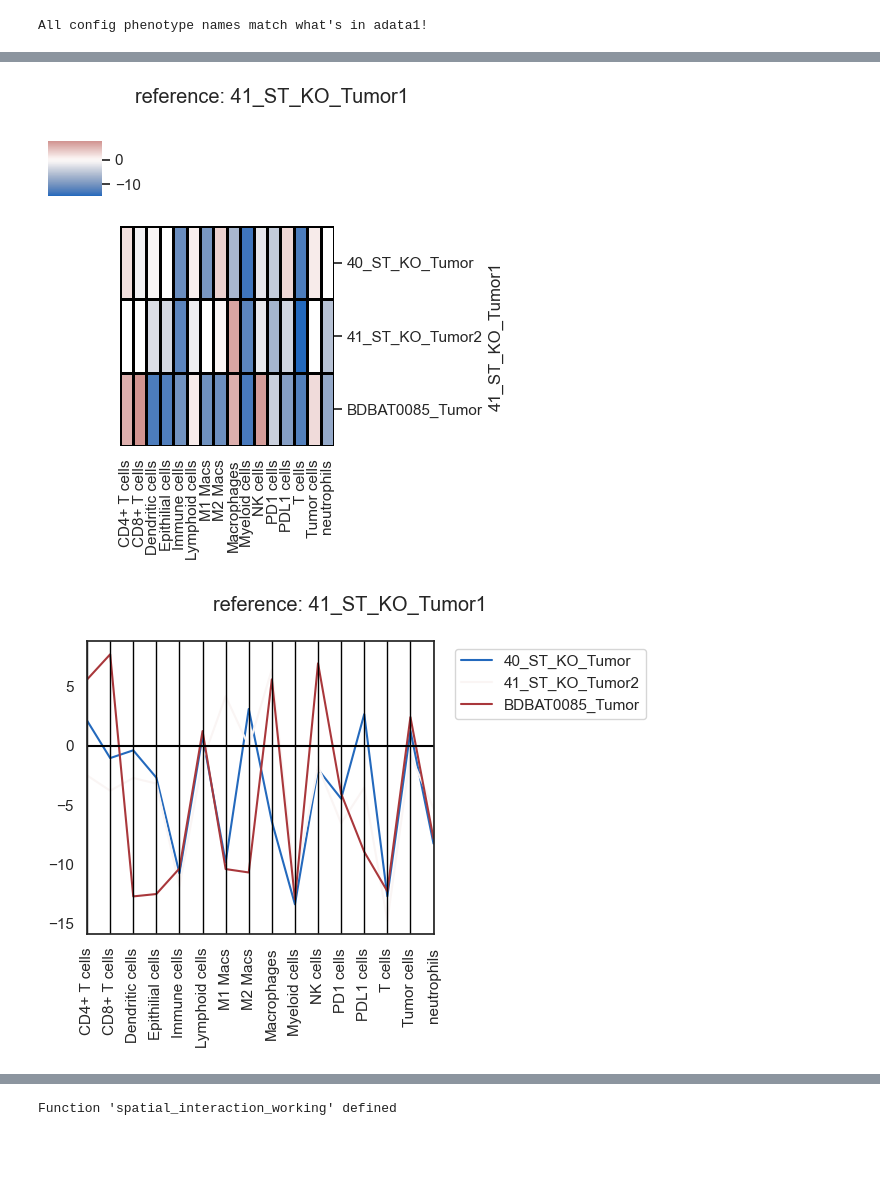
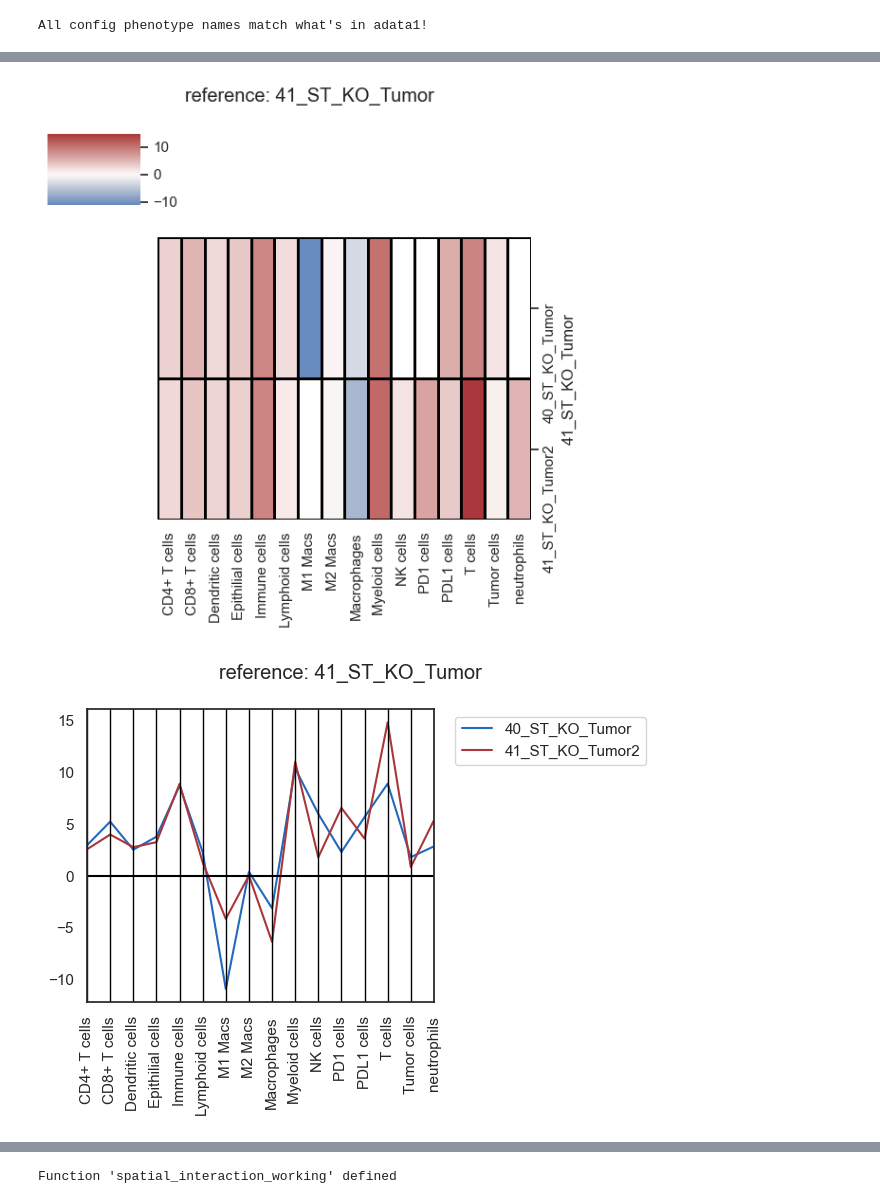
Before and after one commit to elizabethxiu/Elizabeth_Notebooks, a Jupyter notebook: 05_SCIMAP_across_sample_visuals.ipynb, the cells around one changed output, grey strips where cells are left out. Drawn from its saved outputs; the diff is of its cells as text; code cells hidden in the pictures; blank space fills up the shorter version.

```diff
--- a/05_SCIMAP_across_sample_visuals.ipynb
+++ b/05_SCIMAP_across_sample_visuals.ipynb
@@ -75,18 +75,21 @@ interaction_radius = 76.9 ## ‼️UPDATE‼️ based on formula above -- double
                            # if it's not, this needs to be computed per sample instead of one shared value
 
 # Where to save plots for this combined analysis (no longer tied to a single sample's working_dir now that we have several)
-output_dir = '/Users/elizabethxiu/Downloads/cross_sample_analysis/plots' # ‼️UPDATE‼️
+output_dir = f'{working_dir}/cross_sample_analysis/plots' # ‼️UPDATE‼️
 
 # Voronoi tissue map settings
-# NOTE, voronoi_roi / foldchange_from / aggregate_roi below now need to be "sample_roi" names (sample + '_' + original ROI),
+# NOTE, voronoi_rois / foldchange_from / aggregate_rois below now need to be "sample_roi" names (sample + '_' + original ROI),
 # which is built further down in the notebook -- e.g. '41_ST_KO_Tumor1'
-voronoi_roi = '41_ST_KO_Tumor1'    # which region to plot -- change to any of your sample_roi combos
+voronoi_rois = ['41_ST_KO_Tumor1']    # which region(s) to plot -- one image per entry, add more sample_roi combos as needed
 voronoi_save_dir = output_dir
-voronoi_filename = f'voronoi_{voronoi_roi}.png' # filename for the saved plot
 voronoi_size_max = 3000      # max polygon size in pixels^2, -- higher = more filled but more edge spikes
+voronoi_max_cells = 15000    # ‼️UPDATE‼️ Voronoi has to compute + draw one polygon per cell, which gets slow
+                              # past tens of thousands -- if a region has more cells than this, we randomly
+                              # subsample (stratified by phenotype, see below) down to this many before plotting.
+                              # Raise for more detail/slower, lower for faster/coarser. Set to None to disable.
 
 # Foldchange settings
-foldchange_from = '41_ST_KO_Tumor1'   # the reference region, all other regions in THIS run are compared TO this one
+foldchange_from = '41_ST_KO_Tumor'   # the reference region, all other regions in THIS run are compared TO this one
 foldchange_to  = None  # None = compare against ALL other regions in this run automatically, can also set to (ex.) 'SAMPLE2_NAME_Tumor' to compare just 1 pair
 foldchange_label = 'foldchange_roi' # name to store the results under inside adata1
 
@@ -105,9 +108,31 @@ distance_to  = [
 ]
 # the cell types to measure TO
 
+# Immune-immune interaction settings -- used by the immune-only interaction heatmap below,
+# so you can see how immune cell types interact with EACH OTHER instead of just with Tumor cells
+immune_phenotypes = [
+    'Immune cells',
+    'Myeloid cells',
+    'Lymphoid cells',
+    'neutrophils',
+    'Macrophages',
+    'Dendritic cells',
+    'M1 Macs',
+    'M2 Macs',
+    'T cells',
+    'NK cells',
+    'CD4+ T cells',
+    'CD8+ T cells',
+    'PD1 cells',
+    'PDL1 cells', # macrophages (and other immune cells) can be PDL1+, so this isn't tumor-exclusive
+]
+# ‼️UPDATE‼️ if you add/rename phenotypes -- excludes Tumor cells and Epithilial cells since
+# those are separate top-level categories in the phenotyping workflow that are never immune
+# (unlike PDL1 cells, which can be expressed on immune cells too)
+
 
 # Spatial aggregate settings
-aggregate_roi = '41_ST_KO_Tumor1' # which region to plot for the aggregate voronoi
+aggregate_rois = ['41_ST_KO_Tumor'] # which region(s) to plot the aggregate voronoi for -- one image per entry
 aggregate_radius = 46.2  # search radius in pixels -- how far to look for neighbors ## ‼️UPDATE‼️based on formula above
 aggregate_purity = 80  # minimum % of neighbors that must be the same cell type to call a region "pure"
 aggregate_label = 'spatial_aggregate'  # name for the new column added to adata1.obs
@@ -360,33 +424,33 @@ Results stored in adata1.uns["foldchange_roi"]
 # %%
 # Foldchange, part 2: plot as a heatmap
 # each row is one cell type, each column is one ROI being compared to the ref ROI
 # color = log2 fold change:
 # red means this cell type is more abundant in that ROI vs ref and blue means less
 # grey means the difference is not statistically significant
 sm.pl.foldchange(
     adata1,
     label=foldchange_label,  # which stored result to plot (must match label above)
     method='heatmap', # display as a heatmap (alternative: 'parallel_coordinates', shown as example on scimap website)
     p_val=0.05,  # significance threshold
     nonsig_color='grey',   # color for not significant cells in the heatmap
     log=True, # plot log2 fold change
-    figsize=(5, 5),
+    figsize=(6, 6),
     linecolor='black',
     linewidths=1,
     row_cluster=False,
     col_cluster=False # set these to true if you have 3+ ROIs, otherwise the dendrogram (clutsering) won't work
 )
 
 sm.pl.foldchange(
     adata1,
     label=foldchange_label,  # which stored result to plot (must match label above)
     method='parallel_coordinates', # alternate plot type
     p_val=0.05,  # significance threshold
     nonsig_color='grey',   # color for not significant cells in the heatmap
     log=True # plot log2 fold change
 )
 # %% [output]
-[figure, old version]
+[figure, new version]
-[figure, old version]
+[figure, new version]
 # %%
 ## Scimap spatial interaction
```
Also changed, not shown: parts of 25 cells of this notebook.
